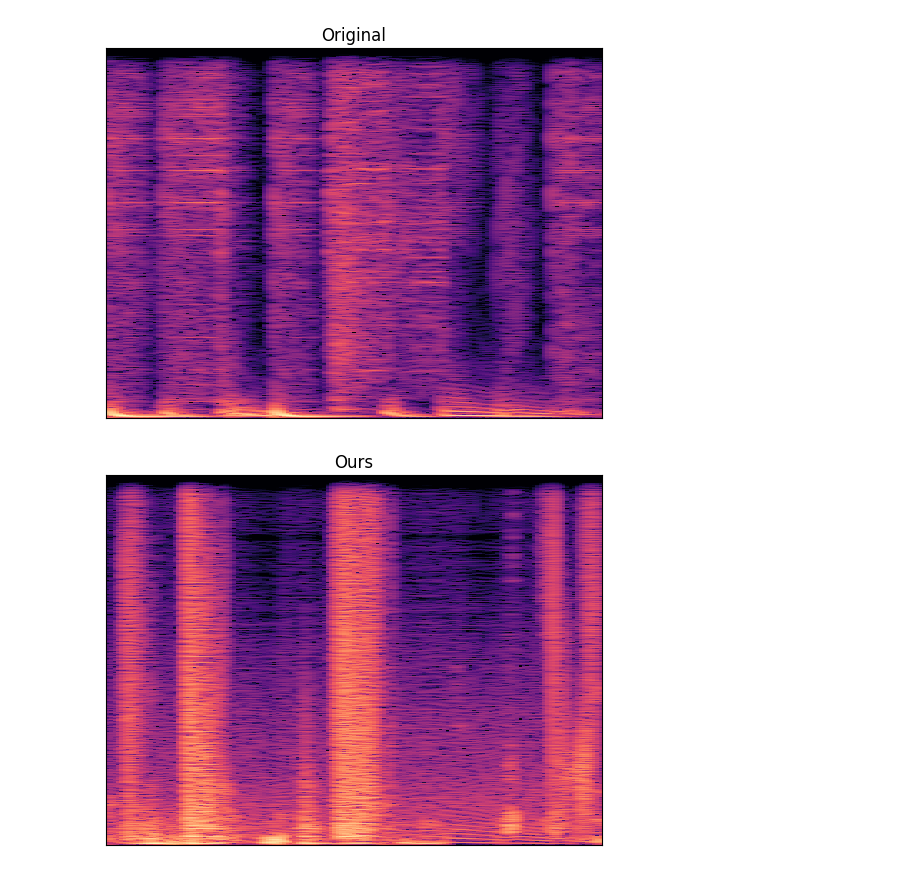
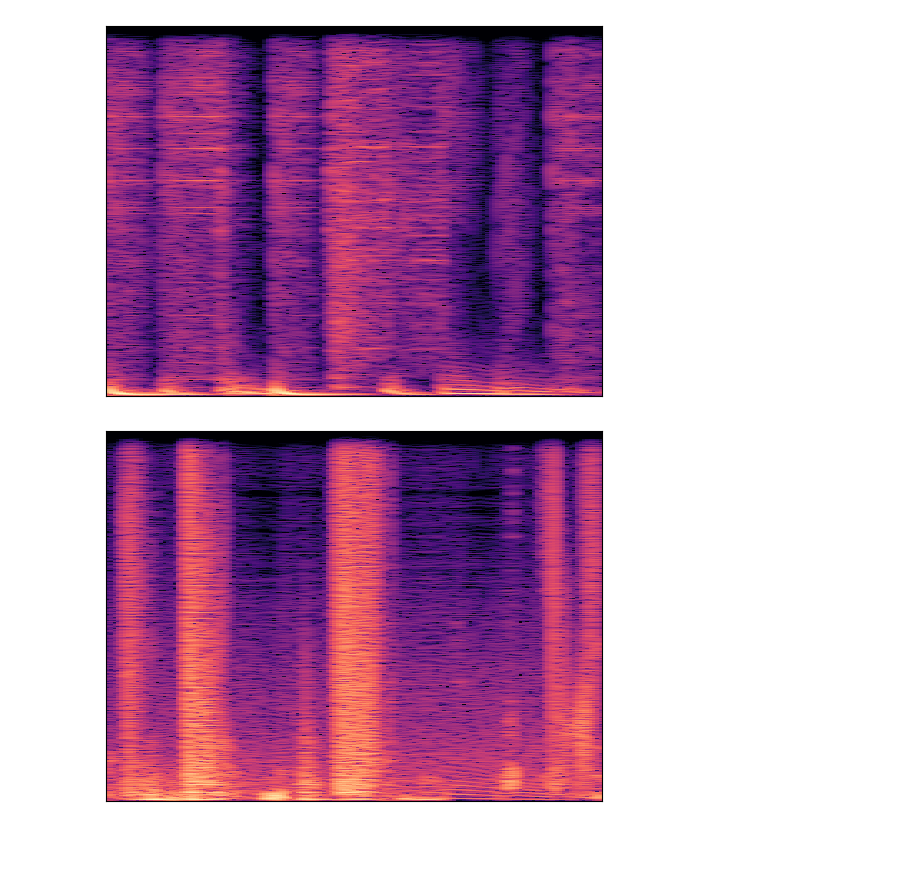
Before and after one commit to estevep/Temporal-Audio-VAE, a Jupyter notebook: examples/plot.ipynb, the cells around one changed output. Cells and saved outputs as stored; diff of their text form; code cells hidden in the pictures; blank space fills up the shorter version.

```diff
--- a/examples/plot.ipynb
+++ b/examples/plot.ipynb
@@ -6,17 +6,16 @@ import librosa
 # %%
 for file, title in [
     ("original.wav", "Original"),
     ("temporal_audio_vae.wav", "Ours"),
     ("rave_vae.wav", "RAVE (VAE)"),
     ("rave.wav", "RAVE (VAE + GAN)"),
 ]:
     x, fs = librosa.load(file)
     D = librosa.stft(x, hop_length=int(fs / 100))  # STFT of y
     S_db = librosa.amplitude_to_db(np.abs(D), ref=np.max)
     plt.figure()
-    plt.title(title)
     librosa.display.specshow(S_db)
     plt.savefig(file+".png")
 # %% [output]
-[figure, old version]
+[figure, new version]
-[figure, old version]
+[figure, new version]
```
Also changed, not shown: parts of 1 cell of this notebook, 4 other files.
